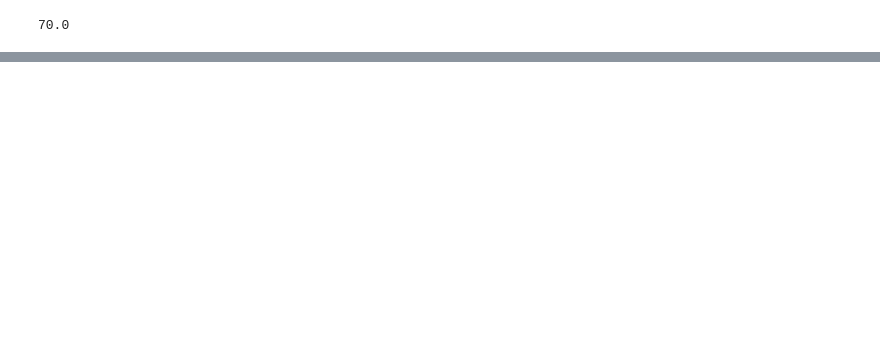
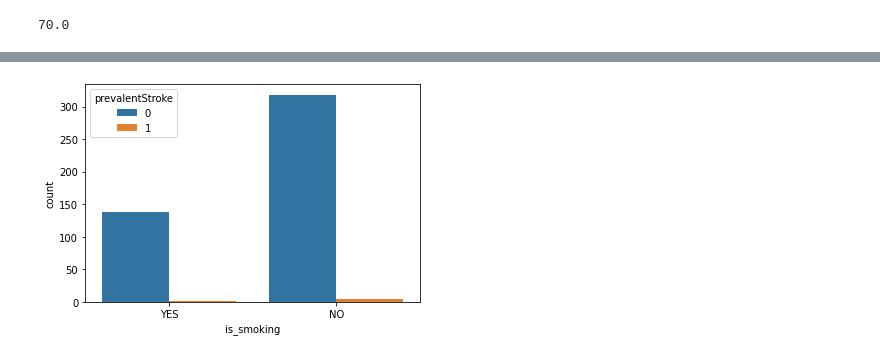
Before and after one commit to razsahil/cardiovascular_risk-analysis, a Jupyter notebook: EDA_PROJECT_.ipynb, the cells around one changed output, grey strips where cells are left out. Cells and saved outputs as stored; diff of their text form; code cells hidden in the pictures; blank space fills up the shorter version.

```diff
--- a/EDA_PROJECT_.ipynb
+++ b/EDA_PROJECT_.ipynb
@@ -143,0 +160,6 @@ sn.countplot(x='is_smoking',data = data,hue='prevalentStroke')
+# %%
+datas=data[data["age"]>60]
+sn.countplot(data=datas , x='is_smoking',hue='prevalentStroke')
+plt.show()
+# %% [output]
+[figure, added]
```
Also changed, not shown: parts of 30 cells of this notebook.
